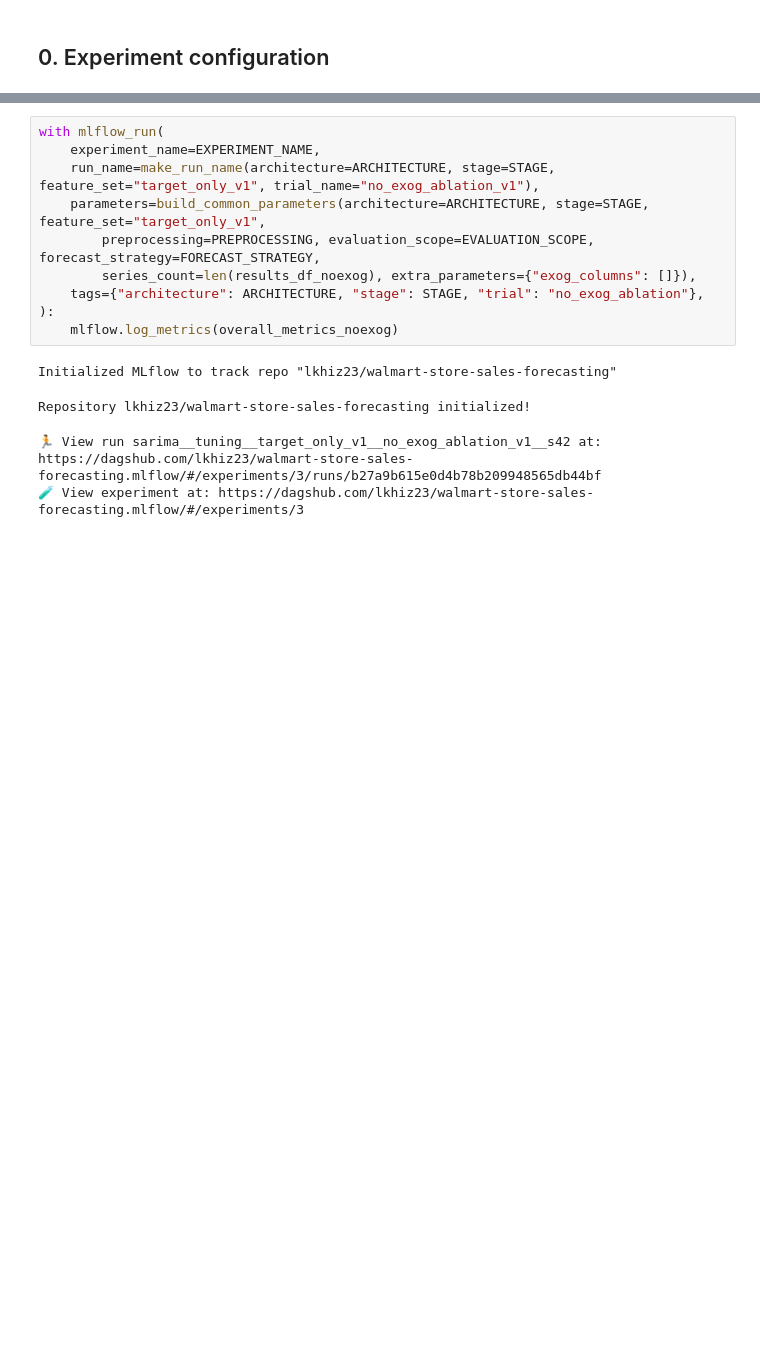
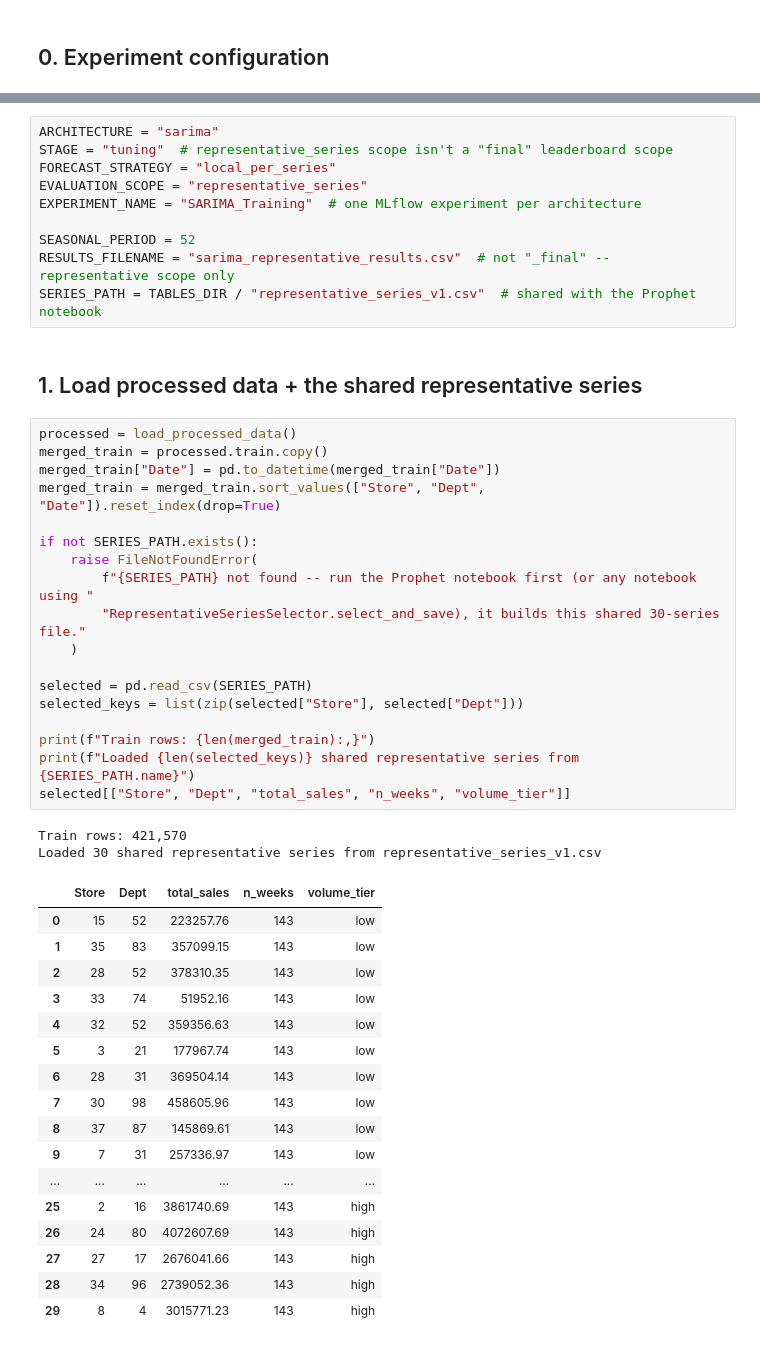
Before and after one commit to lukaxizo5/walmart-store-sales-forecasting, a Jupyter notebook: notebooks/model_experiment_sarima.ipynb, the cells around one changed output, grey strips where cells are left out. Cells and saved outputs as stored; diff of their text form; blank space fills up the shorter version.

```diff
--- a/notebooks/model_experiment_sarima.ipynb
+++ b/notebooks/model_experiment_sarima.ipynb
@@ -711,15 +94,50 @@ Your original run (with IsHoliday): {'cv_wmae_mean': 3676.2252338127623, 'cv_wma
-# %%
-with mlflow_run(
-    experiment_name=EXPERIMENT_NAME,
-    run_name=make_run_name(architecture=ARCHITECTURE, stage=STAGE, feature_set="target_only_v1", trial_name="no_exog_ablation_v1"),
-    parameters=build_common_parameters(architecture=ARCHITECTURE, stage=STAGE, feature_set="target_only_v1",
-        preprocessing=PREPROCESSING, evaluation_scope=EVALUATION_SCOPE, forecast_strategy=FORECAST_STRATEGY,
-        series_count=len(results_df_noexog), extra_parameters={"exog_columns": []}),
-    tags={"architecture": ARCHITECTURE, "stage": STAGE, "trial": "no_exog_ablation"},
-):
-    mlflow.log_metrics(overall_metrics_noexog)
-# %% [output]
-Initialized MLflow to track repo "lkhiz23/walmart-store-sales-forecasting"
-Repository lkhiz23/walmart-store-sales-forecasting initialized!
-🏃 View run sarima__tuning__target_only_v1__no_exog_ablation_v1__s42 at: https://dagshub.com/lkhiz23/walmart-store-sales-forecasting.mlflow/#/experiments/3/runs/b27a9b615e0d4b78b209948565db44bf
-🧪 View experiment at: https://dagshub.com/lkhiz23/walmart-store-sales-forecasting.mlflow/#/experiments/3
+# %%
+ARCHITECTURE = "sarima"
+STAGE = "tuning"  # representative_series scope isn't a "final" leaderboard scope
+FORECAST_STRATEGY = "local_per_series"
+EVALUATION_SCOPE = "representative_series"
+EXPERIMENT_NAME = "SARIMA_Training"  # one MLflow experiment per architecture
+
+SEASONAL_PERIOD = 52
+RESULTS_FILENAME = "sarima_representative_results.csv"  # not "_final" -- representative scope only
+SERIES_PATH = TABLES_DIR / "representative_series_v1.csv"  # shared with the Prophet notebook
+# %% [markdown]
+## 1. Load processed data + the shared representative series
+# %%
+processed = load_processed_data()
+merged_train = processed.train.copy()
+merged_train["Date"] = pd.to_datetime(merged_train["Date"])
+merged_train = merged_train.sort_values(["Store", "Dept", "Date"]).reset_index(drop=True)
+
+if not SERIES_PATH.exists():
+    raise FileNotFoundError(
+        f"{SERIES_PATH} not found -- run the Prophet notebook first (or any notebook using "
+        "RepresentativeSeriesSelector.select_and_save), it builds this shared 30-series file."
+    )
+
+selected = pd.read_csv(SERIES_PATH)
+selected_keys = list(zip(selected["Store"], selected["Dept"]))
+
+print(f"Train rows: {len(merged_train):,}")
+print(f"Loaded {len(selected_keys)} shared representative series from {SERIES_PATH.name}")
+selected[["Store", "Dept", "total_sales", "n_weeks", "volume_tier"]]
+# %% [output]
+Train rows: 421,570
+Loaded 30 shared representative series from representative_series_v1.csv
+|  | Store | Dept | total_sales | n_weeks | volume_tier |
+| 0 | 15 | 52 | 223257.76 | 143 | low |
+| 1 | 35 | 83 | 357099.15 | 143 | low |
+| 2 | 28 | 52 | 378310.35 | 143 | low |
+| 3 | 33 | 74 | 51952.16 | 143 | low |
+| 4 | 32 | 52 | 359356.63 | 143 | low |
+| 5 | 3 | 21 | 177967.74 | 143 | low |
+| 6 | 28 | 31 | 369504.14 | 143 | low |
+| 7 | 30 | 98 | 458605.96 | 143 | low |
+| 8 | 37 | 87 | 145869.61 | 143 | low |
+| 9 | 7 | 31 | 257336.97 | 143 | low |
+| ... | ... | ... | ... | ... | ... |
+| 25 | 2 | 16 | 3861740.69 | 143 | high |
+| 26 | 24 | 80 | 4072607.69 | 143 | high |
+| 27 | 27 | 17 | 2676041.66 | 143 | high |
+| 28 | 34 | 96 | 2739052.36 | 143 | high |
+| 29 | 8 | 4 | 3015771.23 | 143 | high |
```
Also changed, not shown: parts of 60 cells of this notebook, 3 other files.
